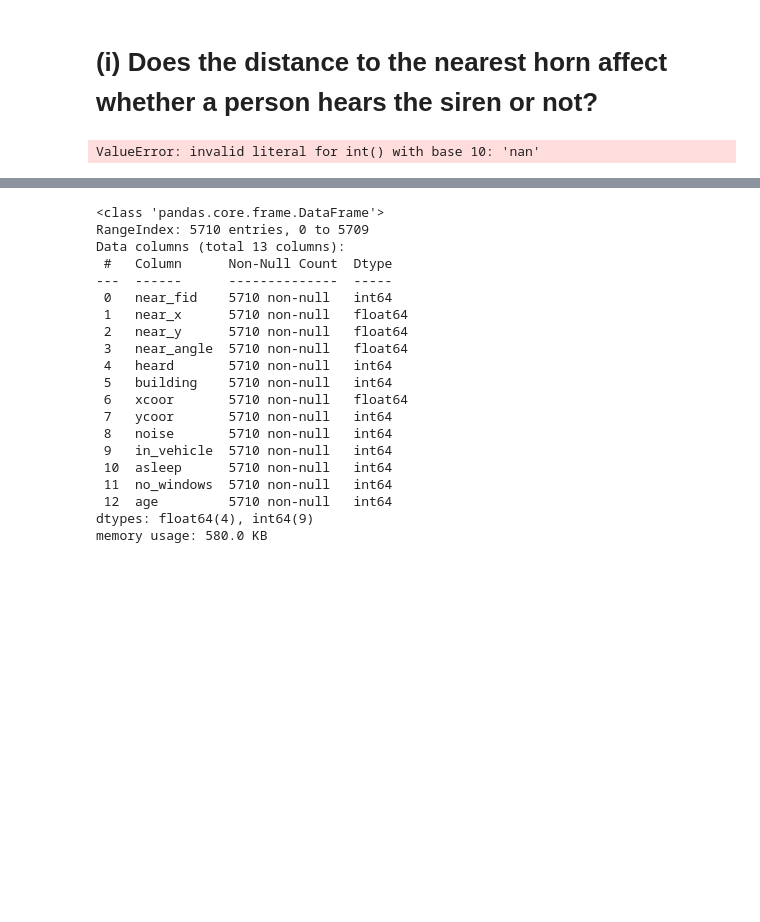
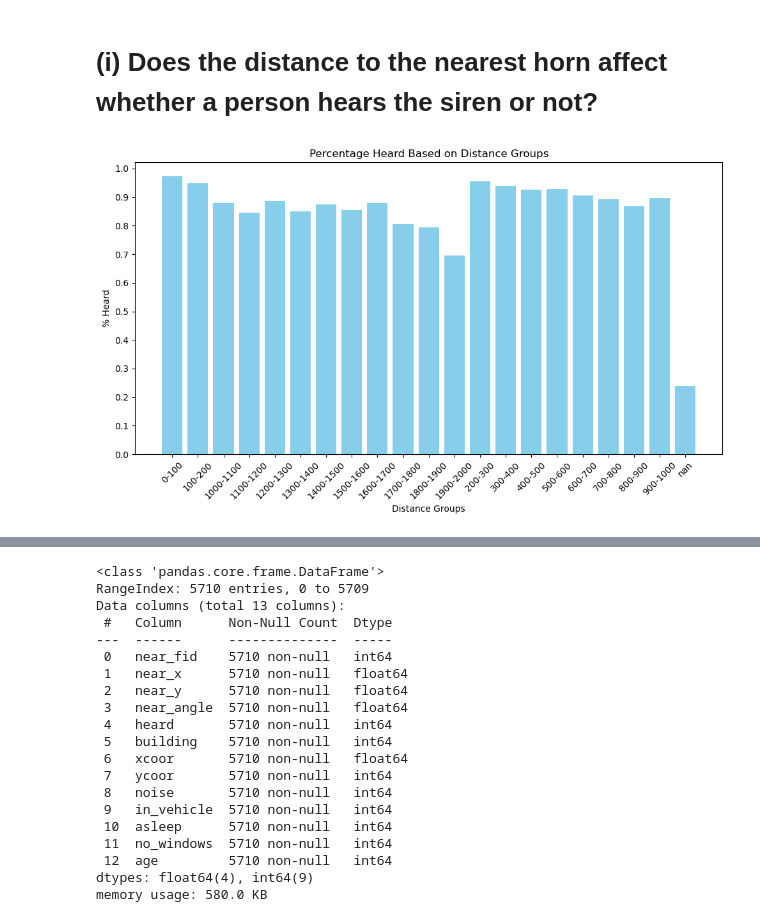
Before and after one commit to elisehammarstrom/statistical_machine_learning, a Jupyter notebook: sml_exploration.ipynb, the cells around one changed output, grey strips where cells are left out. Cells and saved outputs as stored; diff of their text form; code cells hidden in the pictures; blank space fills up the shorter version.

Commit message:
changes to percentage heard based on distance

```diff
--- a/sml_exploration.ipynb
+++ b/sml_exploration.ipynb
@@ -101,37 +101,38 @@ data['distance_groups'] = data['distance_groups'].astype(str)
 distance_heard_percentage = []
 distance_group_array = []
 
+#Behöver nog ändra distance_groups till ints istället, för blir whack när vi sorterar på sträng,
+#1000 kommer efter 100, men 200 bör komma efter 100
 
-
-for distance in sorted(data["distance_groups"].unique(), key=custom_sort):
+for distance in sorted(data["distance_groups"].unique()):
     subset_data = data.loc[data['distance_groups'] == distance]
     heard_count = (subset_data['heard'] == 1).sum()
     total_count = len(subset_data)
     percentage_heard_per_distance = heard_count/total_count
     distance_group_array.append(distance)
     distance_heard_percentage.append(percentage_heard_per_distance)
 
 
 #print(distance_group_array)
 # Plotting
 plt.figure(figsize=(10, 6))
 plt.bar(distance_group_array, distance_heard_percentage, color='skyblue')
 plt.xlabel('Distance Groups')
 plt.ylabel('% Heard')
 plt.title('Percentage Heard Based on Distance Groups')
 plt.xticks(rotation=45)  # Rotate x-axis labels for better readability
 plt.grid(axis='y')  # Add gridlines to y-axis
 plt.tight_layout()  # Adjust layout to prevent clipping of labels
 #plt.show()
 
 custom_ticks = [i/10 for i in range(11)]  # Custom ticks from 0 to 1 with step size 0.1
 plt.yticks(custom_ticks, [f"{tick:.1f}" for tick in custom_ticks])
 
 plt.grid(axis='y')  # Add gridlines to y-axis
 plt.tight_layout()  # Adjust layout to prevent clipping of labels
 plt.show()
 # %% [output]
-ValueError: invalid literal for int() with base 10: 'nan'
+[figure, added]
 # %%
 data.describe()
 #from this we see that 25% have age under 35yo, 50% below 50yo and 75% below 66yo. Max age is 88yo
```
